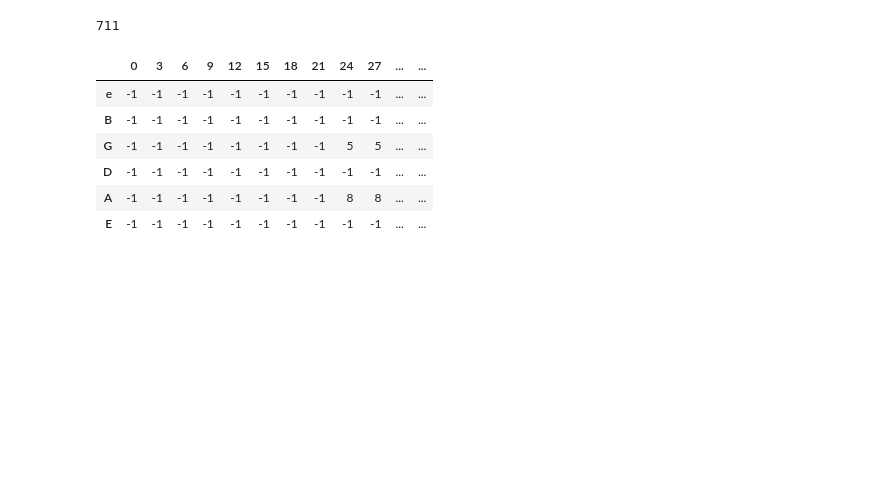
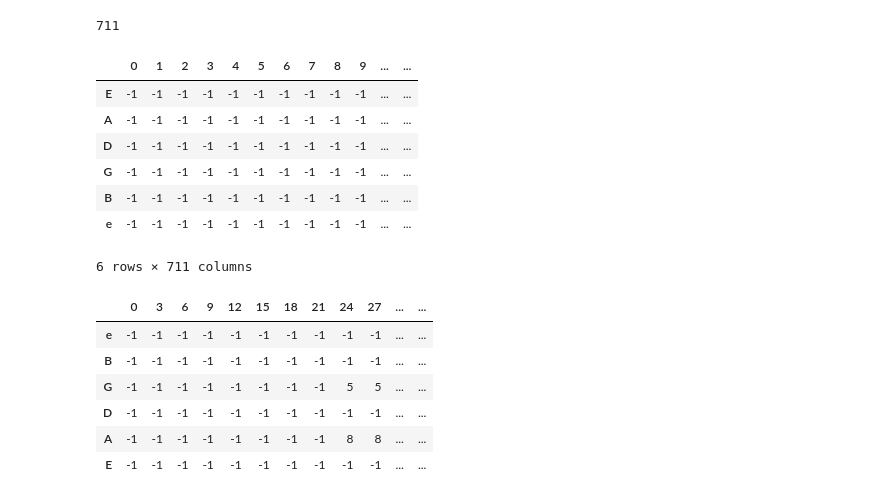
Before and after one commit to hozefazs/autotab, a Jupyter notebook: notebook folder/hoz_model_load_and_display.ipynb, the cells around one changed output. Drawn from its saved outputs; the diff is of its cells as text; code cells hidden in the pictures; blank space fills up the shorter version.

```diff
--- a/notebook folder/hoz_model_load_and_display.ipynb
+++ b/notebook folder/hoz_model_load_and_display.ipynb
@@ -142,7 +144,7 @@ squeeze_0_6
 import pandas as pd
 from autotab.TabDataReprGen import TabDataReprGen
 
-filenames = '../raw_data/experimentmono.wav'
+filenames = '../raw_data/happy_birthday.wav'
 genrep = TabDataReprGen()
 x_new = genrep.load_rep_from_raw_file(filenames)
 x_new.shape
@@ -181,6 +183,17 @@ from autotab.TabPrediction import make_full_tab
 expanded_tab = make_full_tab(y_pred, len(y_pred))
 expanded_tab = expanded_tab
 expanded_tab.to_csv("happy_birthday.csv")
+# %%
+expanded_tab
+# %% [output]
+|  | 0 | 1 | 2 | 3 | 4 | 5 | 6 | 7 | 8 | 9 | ... | ... |
+| E | -1 | -1 | -1 | -1 | -1 | -1 | -1 | -1 | -1 | -1 | ... | ... |
+| A | -1 | -1 | -1 | -1 | -1 | -1 | -1 | -1 | -1 | -1 | ... | ... |
+| D | -1 | -1 | -1 | -1 | -1 | -1 | -1 | -1 | -1 | -1 | ... | ... |
+| G | -1 | -1 | -1 | -1 | -1 | -1 | -1 | -1 | -1 | -1 | ... | ... |
+| B | -1 | -1 | -1 | -1 | -1 | -1 | -1 | -1 | -1 | -1 | ... | ... |
+| e | -1 | -1 | -1 | -1 | -1 | -1 | -1 | -1 | -1 | -1 | ... | ... |
+6 rows × 711 columns
 # %%
 squeeze_0_6 = make_squeezed_tab(expanded_tab, 3)
 squeeze_0_6.to_csv("happy_birthday_0.6.csv")
```
Also changed, not shown: parts of 4 cells of this notebook, 5 other files.
